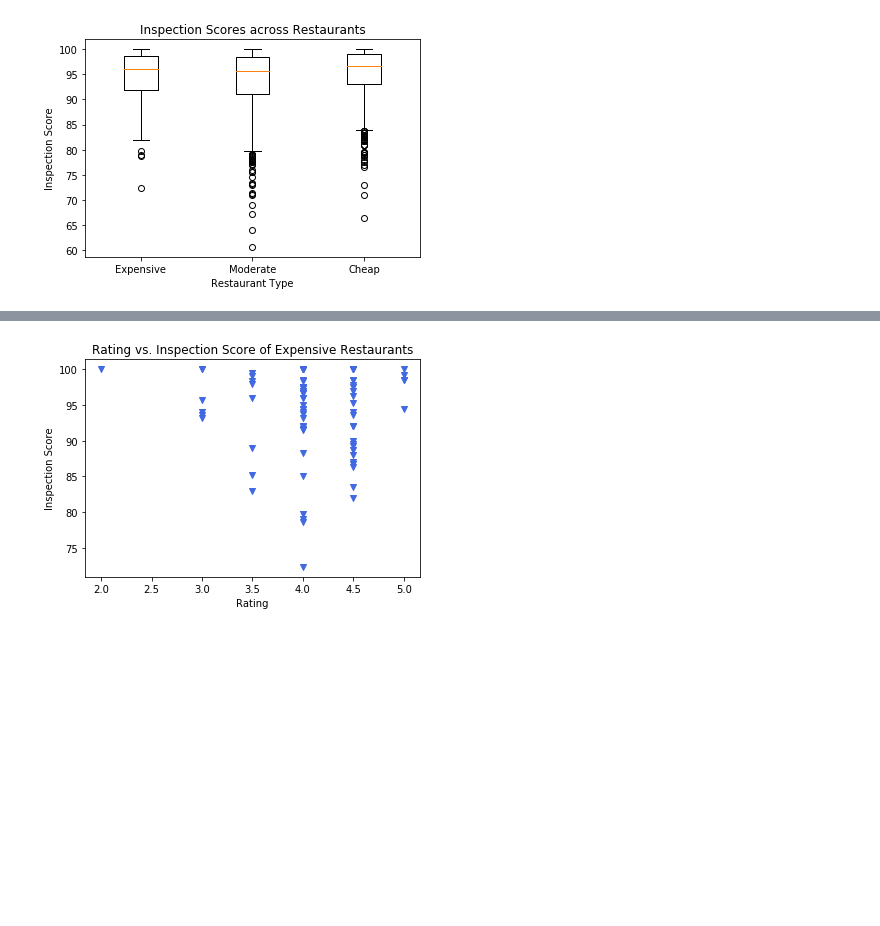
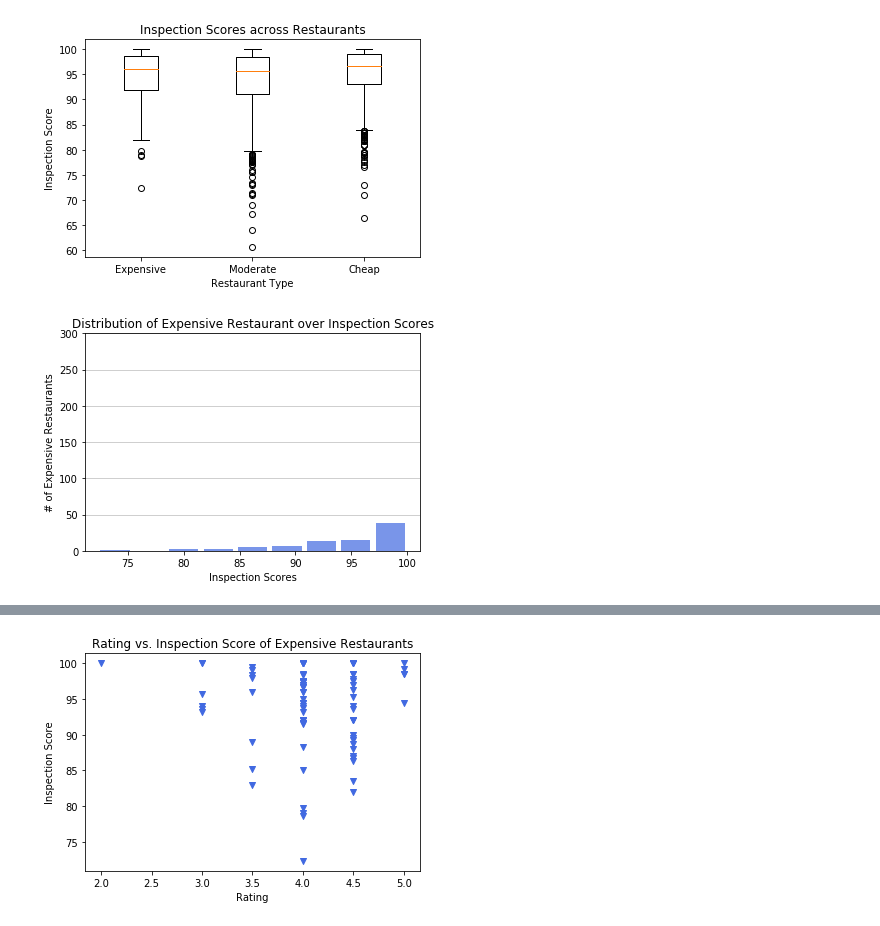
Before and after one commit to DCMilligan88/PriceVsHealth, a Jupyter notebook: analysis_project1.ipynb, the cells around one changed output, grey strips where cells are left out. Cells and saved outputs as stored; diff of their text form; code cells hidden in the pictures; blank space fills up the shorter version.

Commit message:
adding histogram's

```diff
--- a/analysis_project1.ipynb
+++ b/analysis_project1.ipynb
@@ -208,3 +206,15 @@ plt.savefig('Box plot')
 plt.show()
 # %% [output]
 [figure]
+# %%
+# An "interface" to matplotlib.axes.Axes.hist() method
+n, bins, patches = plt.hist(x= expensive_score, bins='auto', color='royalblue',
+                            alpha=0.7, rwidth=0.85)
+plt.grid(axis='y', alpha=0.75)
+plt.ylim(0,300)
+plt.xlabel('Inspection Scores')
+plt.ylabel('# of Expensive Restaurants')
+plt.title('Distribution of Expensive Restaurant over Inspection Scores')
+plt.savefig("Histogram of Expensive.png")
+# %% [output]
+[figure, added]
```
Also changed, not shown: parts of 8 cells of this notebook, 3 other files.
